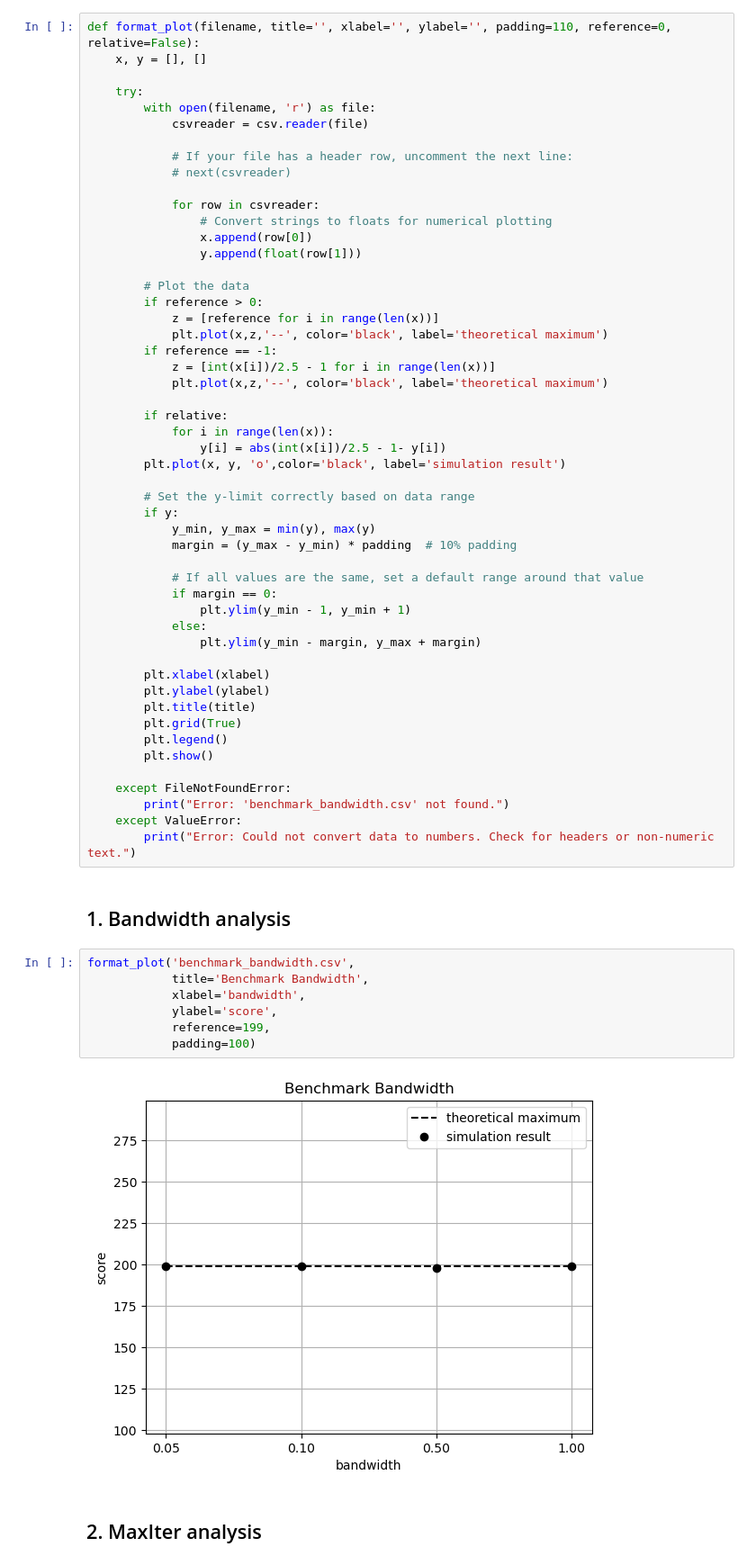
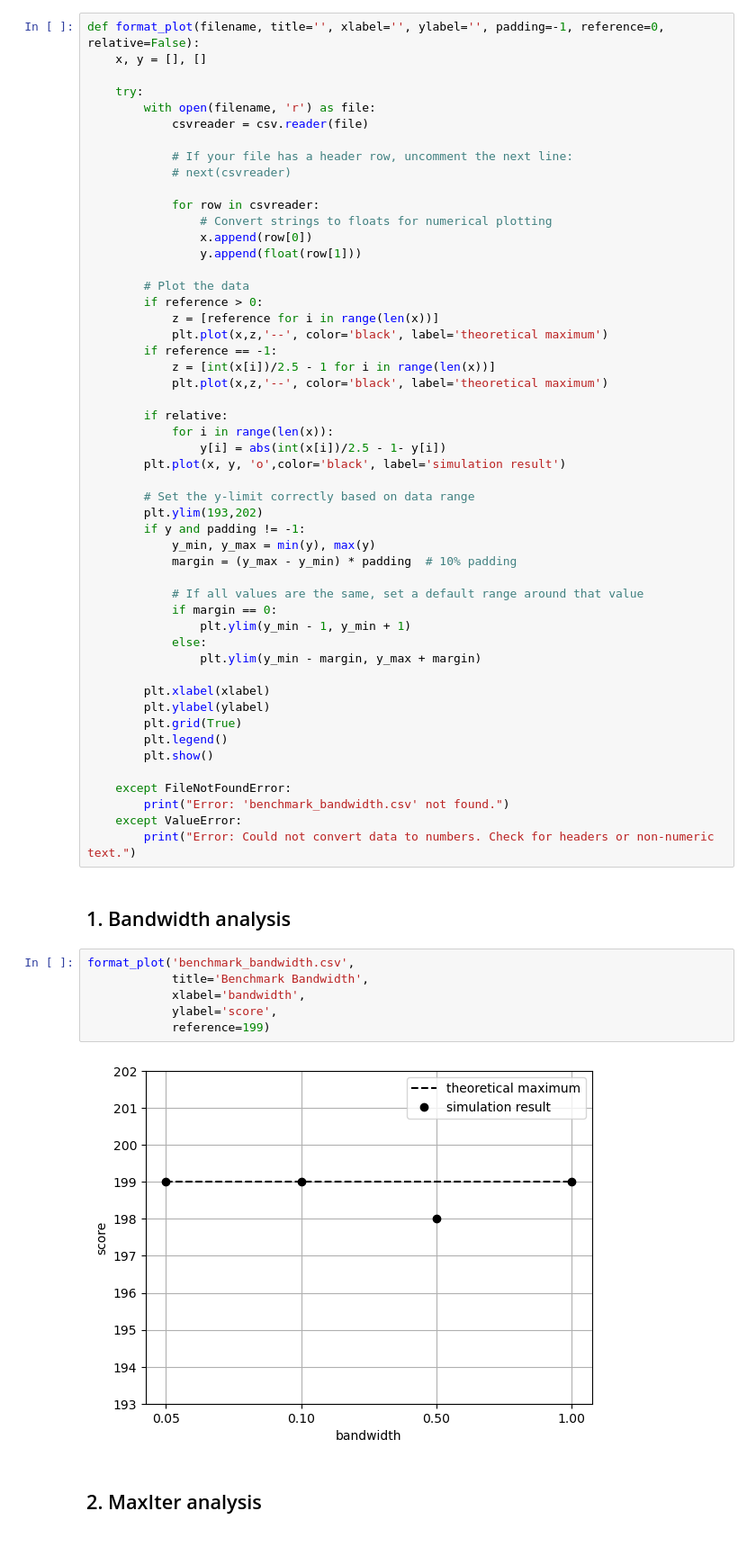
Before and after one commit to Andrea-Tomatis/Harmonomino, a Jupyter notebook: experiments/data_analysis.ipynb, the cells around one changed output. Shown at 90% size. Saved outputs shown, nothing was run; the diff lists cells and outputs as text.

```diff
--- a/experiments/data_analysis.ipynb
+++ b/experiments/data_analysis.ipynb
@@ -10,7 +10,7 @@ import csv
 import seaborn as sns
 from sklearn.cluster import DBSCAN
 # %%
-def format_plot(filename, title='', xlabel='', ylabel='', padding=110, reference=0, relative=False):
+def format_plot(filename, title='', xlabel='', ylabel='', padding=-1, reference=0, relative=False):
     x, y = [], []
 
     try:
@@ -39,7 +39,8 @@ def format_plot(filename, title='', xlabel='', ylabel='', padding=110, reference
         plt.plot(x, y, 'o',color='black', label='simulation result')
 
         # Set the y-limit correctly based on data range
-        if y:
+        plt.ylim(193,202)
+        if y and padding != -1:
             y_min, y_max = min(y), max(y)
             margin = (y_max - y_min) * padding  # 10% padding
 
@@ -51,7 +52,6 @@ def format_plot(filename, title='', xlabel='', ylabel='', padding=110, reference
 
         plt.xlabel(xlabel)
         plt.ylabel(ylabel)
-        plt.title(title)
         plt.grid(True)
         plt.legend()
         plt.show()
@@ -65,12 +65,11 @@ def format_plot(filename, title='', xlabel='', ylabel='', padding=110, reference
 # %%
 format_plot('benchmark_bandwidth.csv',
             title='Benchmark Bandwidth',
             xlabel='bandwidth',
             ylabel='score',
-            reference=199,
-            padding=100)
+            reference=199)
 # %% [output]
-[figure, old version]
+[figure, new version]
 # %% [markdown]
 ## 2. MaxIter analysis
 # %%
```
Also changed, not shown: parts of 5 cells of this notebook, 5 other files.
